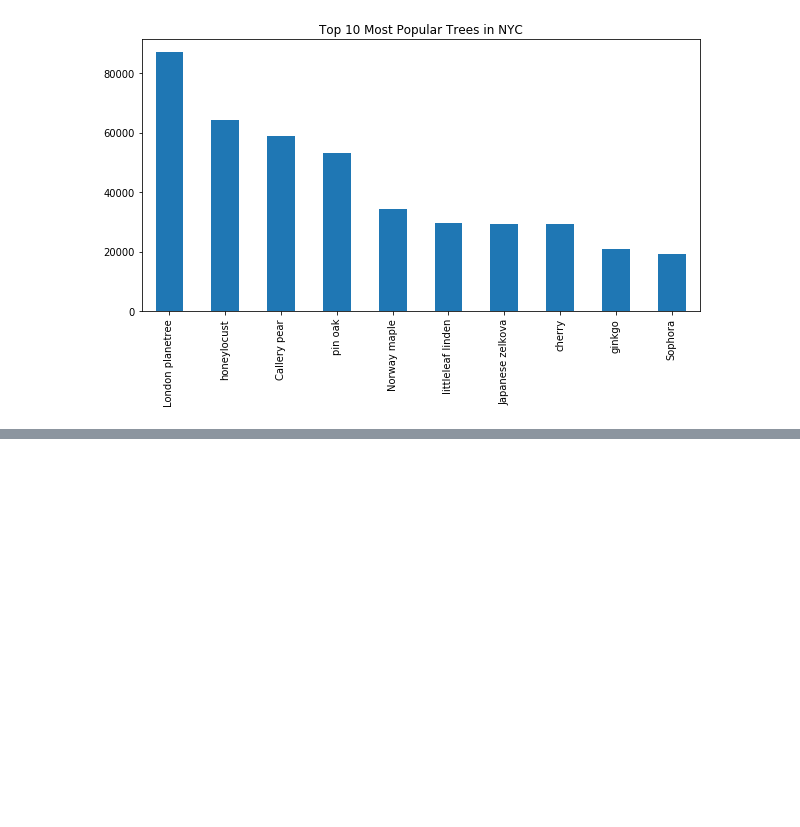
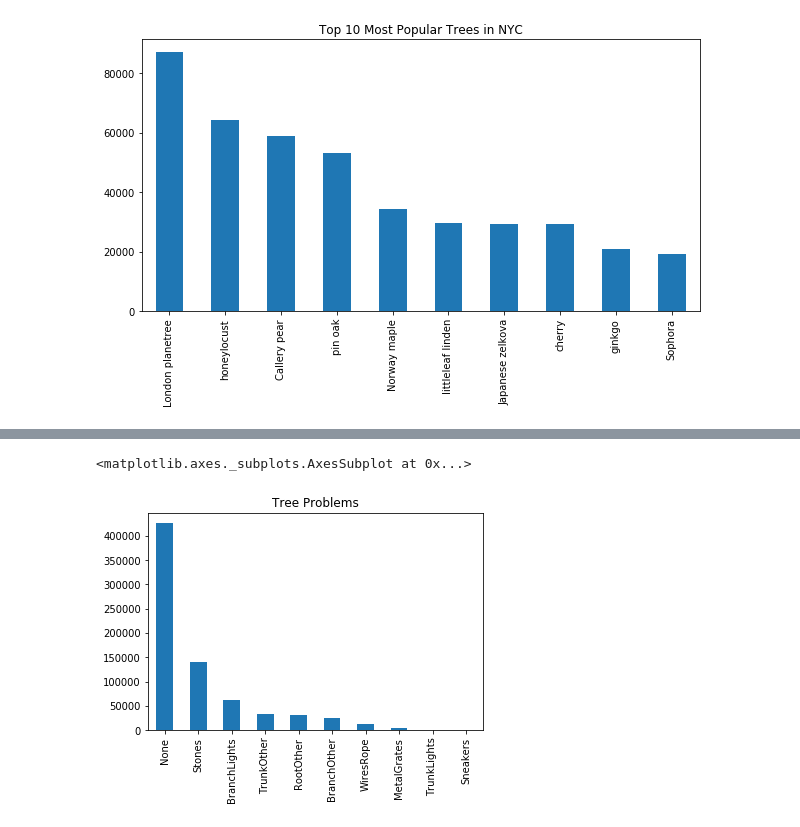
Before and after one commit to annasophiat/tree-health-census, a Jupyter notebook: capstone-tree.ipynb, the cells around one changed output, grey strips where cells are left out. Cells and saved outputs as stored; diff of their text form; code cells hidden in the pictures; blank space fills up the shorter version.

```diff
--- a/capstone-tree.ipynb
+++ b/capstone-tree.ipynb
@@ -726,0 +796,4 @@ plt.show()
+# %%
+# locate overall problems
+
+tree_problems = tree.problems # pandas.core.series.Series
@@ -726,0 +822,11 @@ plt.show()
+# %%
+# split strings by ',' and add into new array 'problems'
+
+problems = []
+
+for item in tree_problems:
+    if ',' in item:
+        split_str = item.split(',')
+        problems.append(split_str)
+    else:
+        problems.append(item)
@@ -726,0 +856,11 @@ plt.show()
+# %%
+# separate the strings in the list of lists and combine them all into one list
+
+flat_problems = []
+
+for x in range(len(problems)):
+    if isinstance(problems[x], list) == True:
+        for subitem in problems[x]:
+            flat_problems.append(subitem)
+    else:
+        flat_problems.append(problems[x])
@@ -726,0 +888,6 @@ plt.show()
+# %%
+# convert to series
+
+series_problems = pd.Series(flat_problems)
+
+series_problems.value_counts()
@@ -726,0 +906,5 @@ plt.show()
+# %%
+series_problems.value_counts().plot(kind='bar', title='Tree Problems')
+# %% [output]
+<matplotlib.axes._subplots.AxesSubplot at 0x...>
+[figure, added]
```
Also changed, not shown: parts of 30 cells of this notebook.
